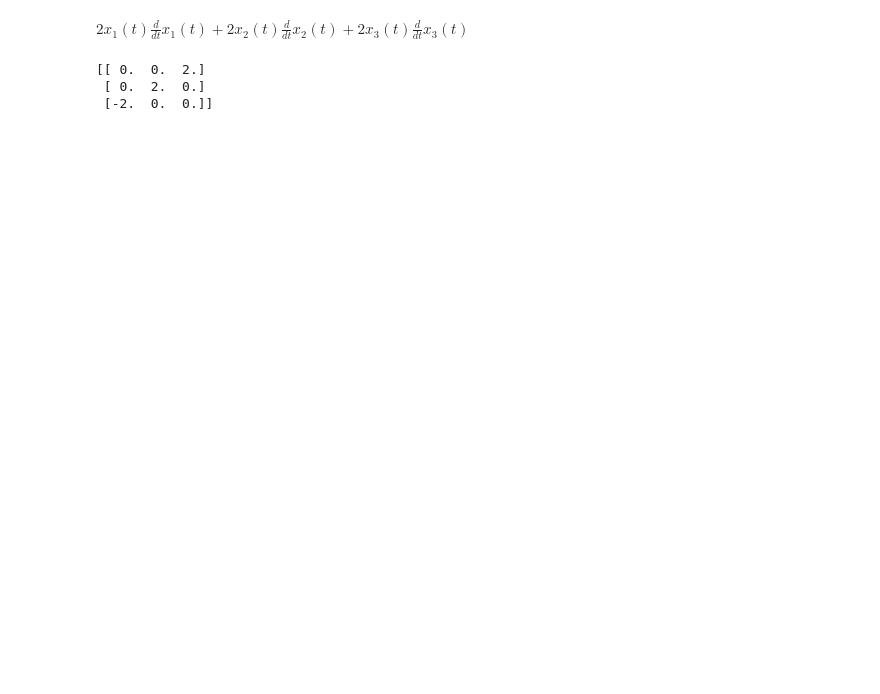
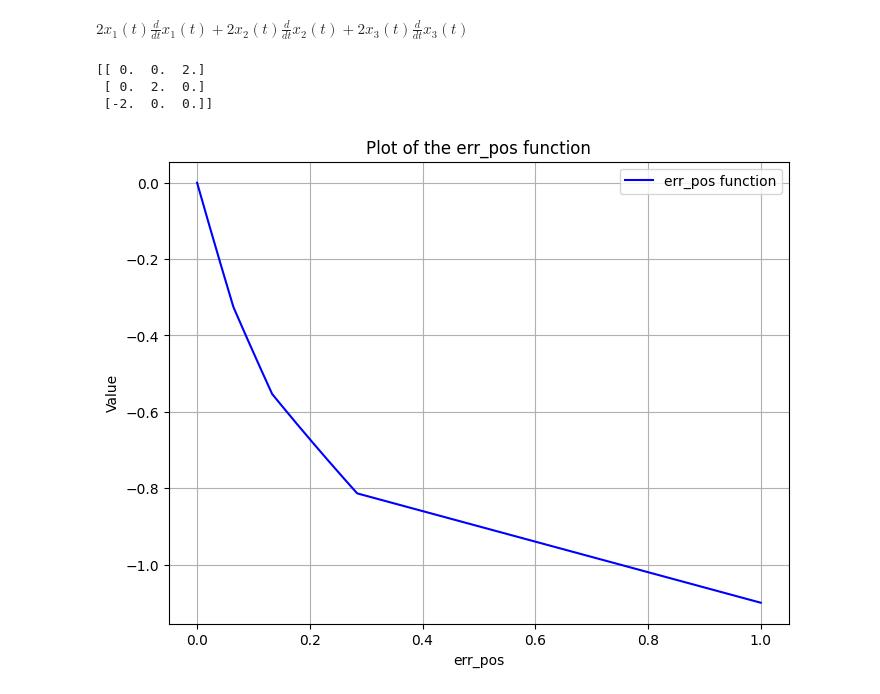
Before and after one commit to LeCAR-Lab/CoVO-MPC, a Jupyter notebook: quadjax/devel/3dpendulum.ipynb, the cells around one changed output. Saved outputs shown, nothing was run; the diff lists cells and outputs as text; code cells hidden in the pictures; blank space fills up the shorter version.

Commit message:
:zap: update reward function

```diff
--- a/quadjax/devel/3dpendulum.ipynb
+++ b/quadjax/devel/3dpendulum.ipynb
@@ -81,3 +81,33 @@ print(qtoQ(q))
 [[ 0.  0.  2.]
  [ 0.  2.  0.]
  [-2.  0.  0.]]
+# %%
+import numpy as np
+import matplotlib.pyplot as plt
+import jax.numpy as jnp
+import jax
+
+# Define the function
+def err_pos(err_pos):
+    return -err_pos * 0.4 - \
+           jnp.clip(jnp.log(err_pos + 1) * 4, 0, 1) * 0.4 - \
+           jnp.clip(jnp.log(err_pos + 1) * 8, 0, 1) * 0.2 - \
+           jnp.clip(jnp.log(err_pos + 1) * 16, 0, 1) * 0.1
+
+# Generate a range of values for err_pos
+x = np.linspace(0, 1, 1000)
+
+# Calculate the function values
+y = jax.vmap(err_pos)(x)
+
+# Create the plot
+plt.figure(figsize=(8, 6))
+plt.plot(x, y, label='err_pos function', color='b')
+plt.xlabel('err_pos')
+plt.ylabel('Value')
+plt.title('Plot of the err_pos function')
+plt.grid(True)
+plt.legend()
+plt.show()
+# %% [output]
+[figure, added]
```
Also changed, not shown: 2 other files.
